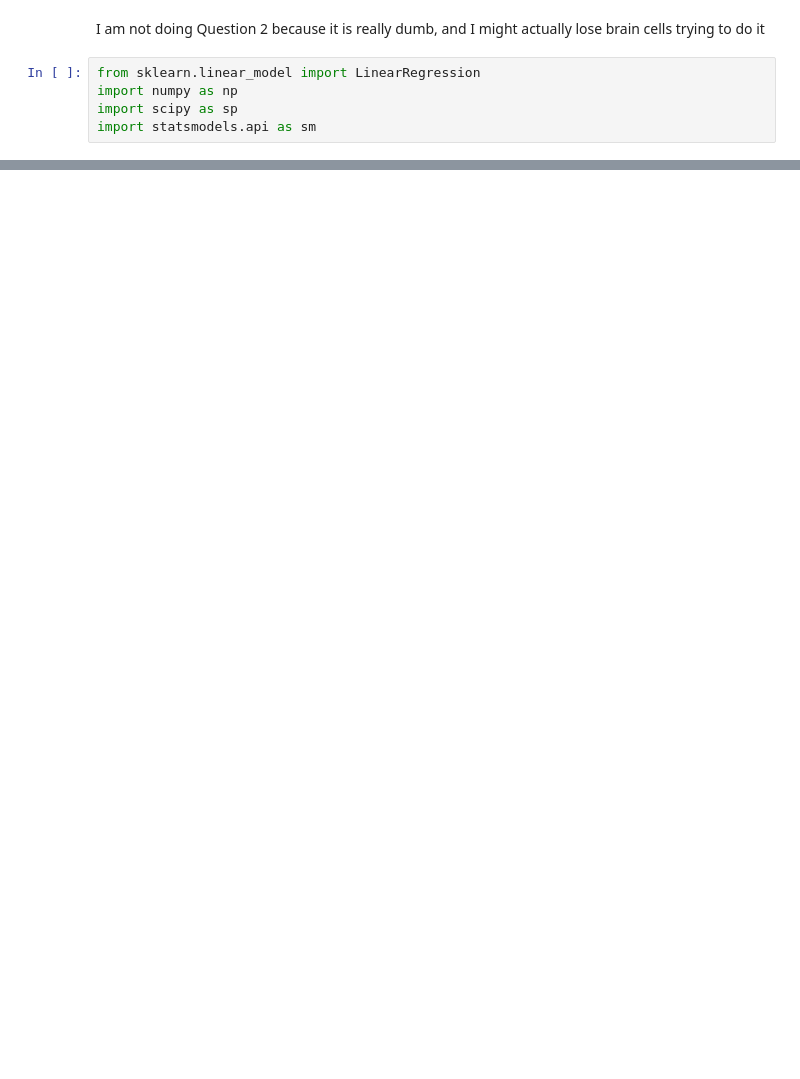
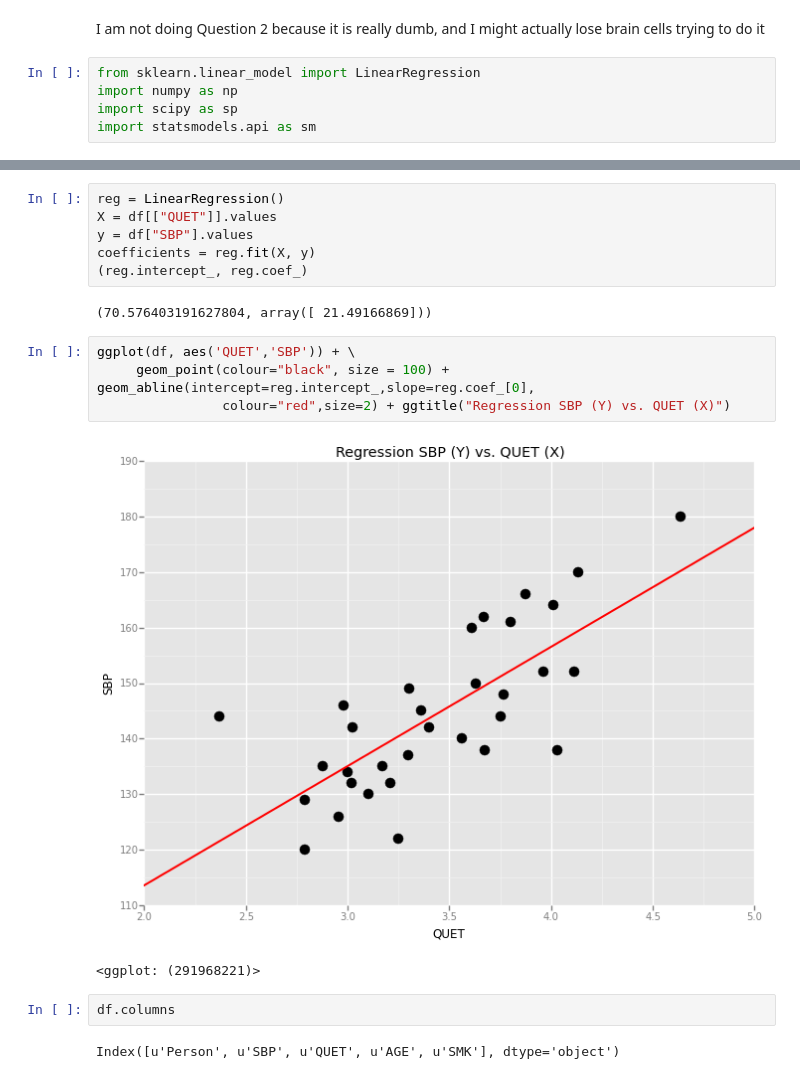
Before and after one commit to josephmisiti/applied-linear-regression, a Jupyter notebook: week2/week2.ipynb, the cells around one changed output, grey strips where cells are left out. Drawn from its saved outputs; the diff is of its cells as text; blank space fills up the shorter version.

```diff
--- a/week2/week2.ipynb
+++ b/week2/week2.ipynb
@@ -85,0 +146,19 @@ OLS Regression Results
+# %%
+reg = LinearRegression()
+X = df[["QUET"]].values
+y = df["SBP"].values
+coefficients = reg.fit(X, y)
+(reg.intercept_, reg.coef_)
+# %% [output]
+(70.576403191627804, array([ 21.49166869]))
+# %%
+ggplot(df, aes('QUET','SBP')) + \
+     geom_point(colour="black", size = 100) +  geom_abline(intercept=reg.intercept_,slope=reg.coef_[0],
+                colour="red",size=2) + ggtitle("Regression SBP (Y) vs. QUET (X)")
+# %% [output]
+[figure, added]
+<ggplot: (291968221)>
+# %%
+df.columns
+# %% [output]
+Index([u'Person', u'SBP', u'QUET', u'AGE', u'SMK'], dtype='object')
```
Also changed, not shown: parts of 15 cells of this notebook, 3 other files.
